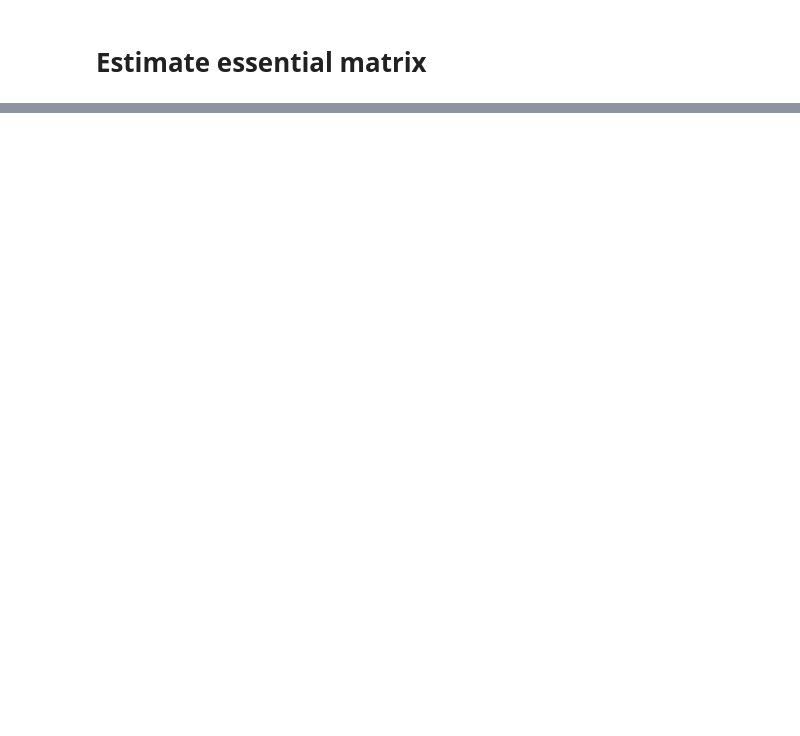
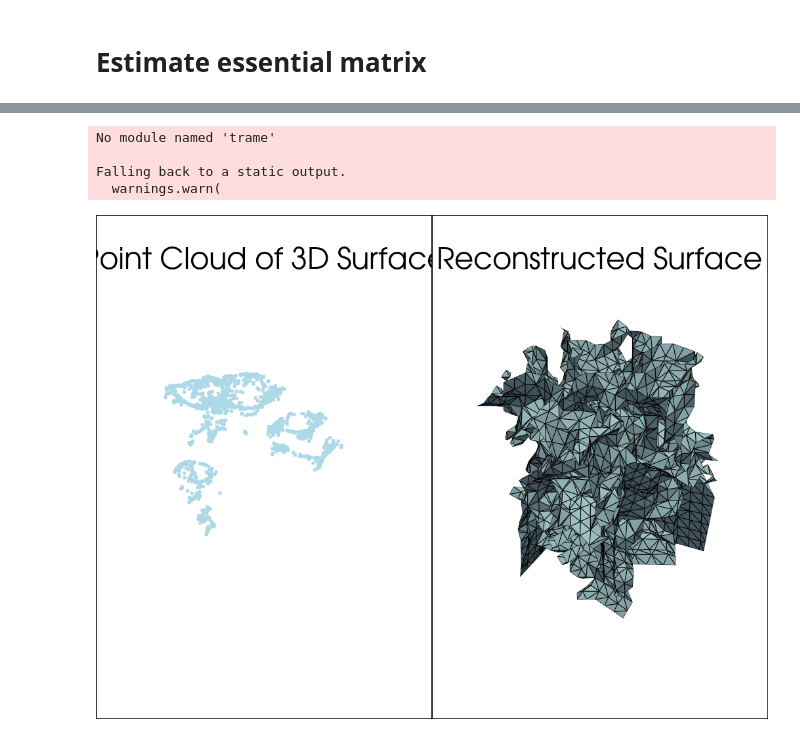
Before and after one commit to goosebread/Project3DReconstruction, a Jupyter notebook: notebooks/pyrender_basic_reconstruction.ipynb, the cells around one changed output, grey strips where cells are left out. Drawn from its saved outputs; the diff is of its cells as text; code cells hidden in the pictures; blank space fills up the shorter version.

```diff
--- a/notebooks/pyrender_basic_reconstruction.ipynb
+++ b/notebooks/pyrender_basic_reconstruction.ipynb
@@ -270,25 +291,25 @@ cax.set_zlim3d(-1, 1)
 points_1_pr = np.int32([kp1[m.queryIdx].pt for [m] in postRansac]).reshape(-1, 1, 2)
 points_2_pr = np.int32([kp2[m.trainIdx].pt for [m] in postRansac]).reshape(-1, 1, 2)
 R = np.eye(3)
-T = np.array([0.4,0,0])
+T = np.array([-0.2, 0, 0])#TODO there might be a messed up negative sign somewhere. the relative translation might be a little messed up
 f = 2048.0
-points3D = np.zeros((len(points_1_pr),3))
+points3D = np.zeros((len(points_1_pr), 3))
 for index in range(len(points_1_pr)):
     point1 = points_1_pr[index]
     point2 = points_2_pr[index]
-    ray1 = np.array([point1[0][0], point1[0][1], f]) # *a
+    ray1 = np.array([point1[0][0], point1[0][1], f])  # *a
     ray2 = R @ np.array([point2[0][0], point2[0][1], f])
     skewSegment = np.cross(ray1, ray2)
     A = np.column_stack([ray1, -ray2, skewSegment])
     coeffs = np.linalg.solve(A, T)
     p13d = coeffs[0] * ray1
-    p23d = T+coeffs[1] * ray2
-    midpoint = (p13d + p23d)/2.0
+    p23d = T + coeffs[1] * ray2
+    midpoint = (p13d + p23d) / 2.0
 
-    #convert to world coordinates
-    fourVec = np.concatenate([midpoint,[1]])
-    points3D[index] = ((pose1 @fourVec )[0:3])
-    if(index==0):
+    # convert to world coordinates
+    fourVec = np.concatenate([midpoint, [1]])
+    points3D[index] = (pose1 @ fourVec)[0:3]
+    if index == 0:
         print(ray1)
         print(midpoint)
 # %% [output]
@@ -307,0 +333,19 @@ cfig.tight_layout()
+# %%
+clusters = pcloud.extractClusters(points3D, distance_threshold=0.5)
+
+# Plot it
+pl = pv.Plotter(shape=(1, 2))
+pl.add_title("Point Cloud of 3D Surface")
+pl.add_mesh(points3D)
+pl.subplot(0, 1)
+pl.add_title("Reconstructed Surface")
+for cluster in clusters:
+    surf = pcloud.pointsToSurface(cluster)
+    pl.add_mesh(surf, color=True, show_edges=True)
+pl.show()
+# %% [output]
+No module named 'trame'
+
+Falling back to a static output.
+  warnings.warn(
+[figure, added]
```
Also changed, not shown: parts of 11 cells of this notebook, 1 other file.
